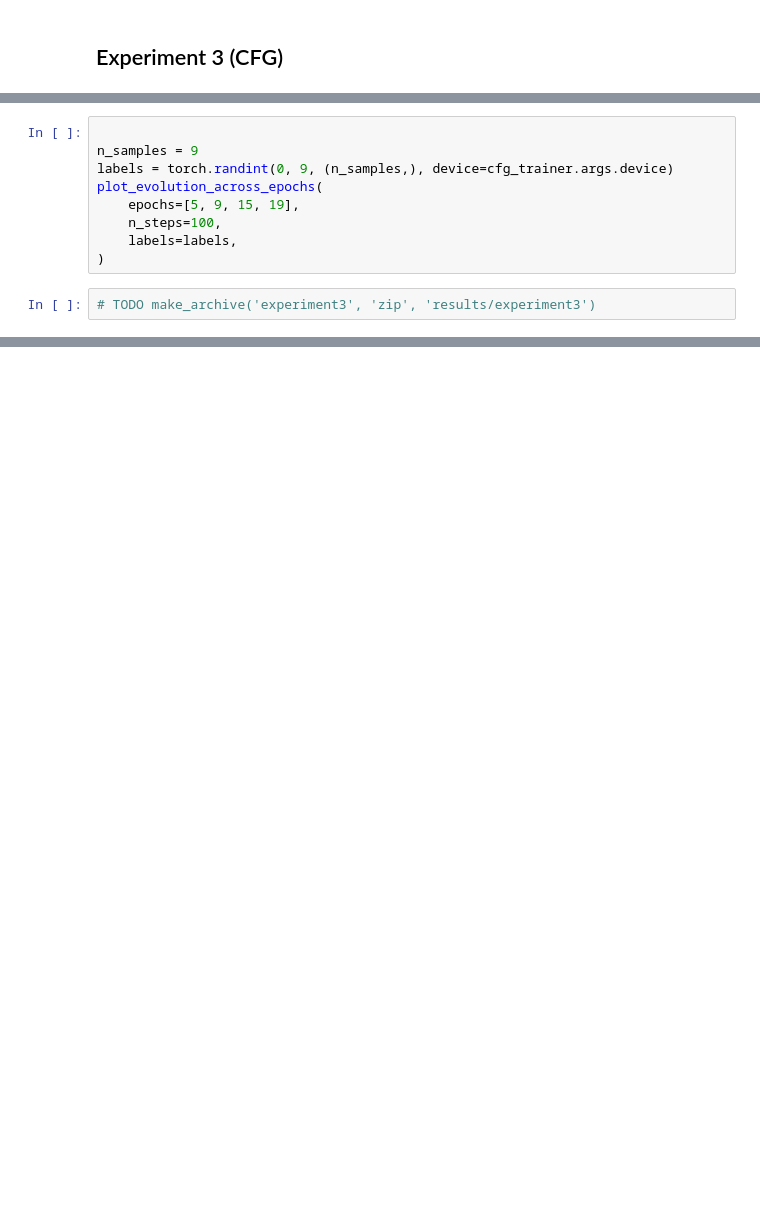
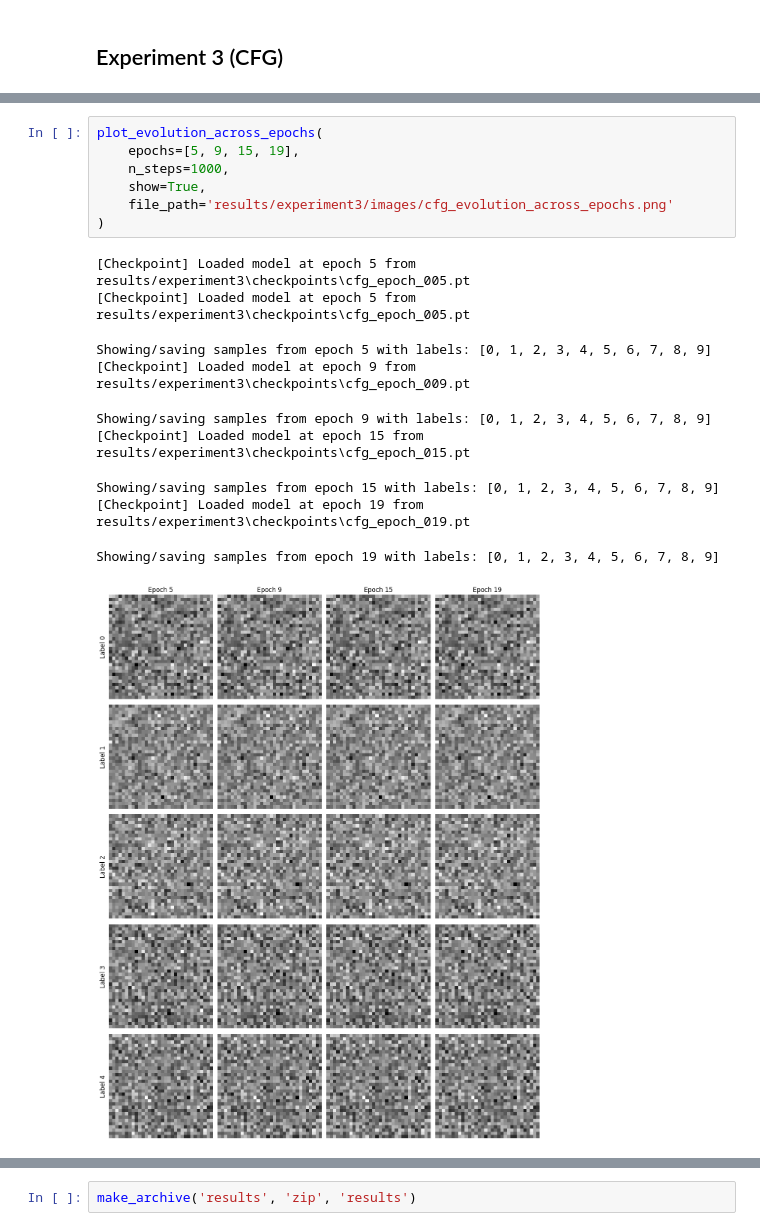
Before and after one commit to fwilhelmy/genai-experiments, a Jupyter notebook: src/main.ipynb, the cells around one changed output, grey strips where cells are left out. Saved outputs shown, nothing was run; the diff lists cells and outputs as text; blank space fills up the shorter version.

```diff
--- a/src/main.ipynb
+++ b/src/main.ipynb
@@ -214,11 +182,18 @@ def plot_evolution_across_epochs(
-# %%
-
-n_samples = 9
-labels = torch.randint(0, 9, (n_samples,), device=cfg_trainer.args.device)
-plot_evolution_across_epochs(
-    epochs=[5, 9, 15, 19],
-    n_steps=100,
-    labels=labels,
-)
-# %%
-# TODO make_archive('experiment3', 'zip', 'results/experiment3')
+# %%
+plot_evolution_across_epochs(
+    epochs=[5, 9, 15, 19],
+    n_steps=1000,
+    show=True,
+    file_path='results/experiment3/images/cfg_evolution_across_epochs.png'
+)
+# %% [output]
+[Checkpoint] Loaded model at epoch 5 from results/experiment3\checkpoints\cfg_epoch_005.pt
+[Checkpoint] Loaded model at epoch 5 from results/experiment3\checkpoints\cfg_epoch_005.pt
+Showing/saving samples from epoch 5 with labels: [0, 1, 2, 3, 4, 5, 6, 7, 8, 9]
+[Checkpoint] Loaded model at epoch 9 from results/experiment3\checkpoints\cfg_epoch_009.pt
+Showing/saving samples from epoch 9 with labels: [0, 1, 2, 3, 4, 5, 6, 7, 8, 9]
+[Checkpoint] Loaded model at epoch 15 from results/experiment3\checkpoints\cfg_epoch_015.pt
+Showing/saving samples from epoch 15 with labels: [0, 1, 2, 3, 4, 5, 6, 7, 8, 9]
+[Checkpoint] Loaded model at epoch 19 from results/experiment3\checkpoints\cfg_epoch_019.pt
+Showing/saving samples from epoch 19 with labels: [0, 1, 2, 3, 4, 5, 6, 7, 8, 9]
+[figure, added]
@@ -224,0 +201,2 @@ plot_evolution_across_epochs(
+# %%
+make_archive('results', 'zip', 'results')
```
Also changed, not shown: parts of 20 cells of this notebook, 3 other files.
